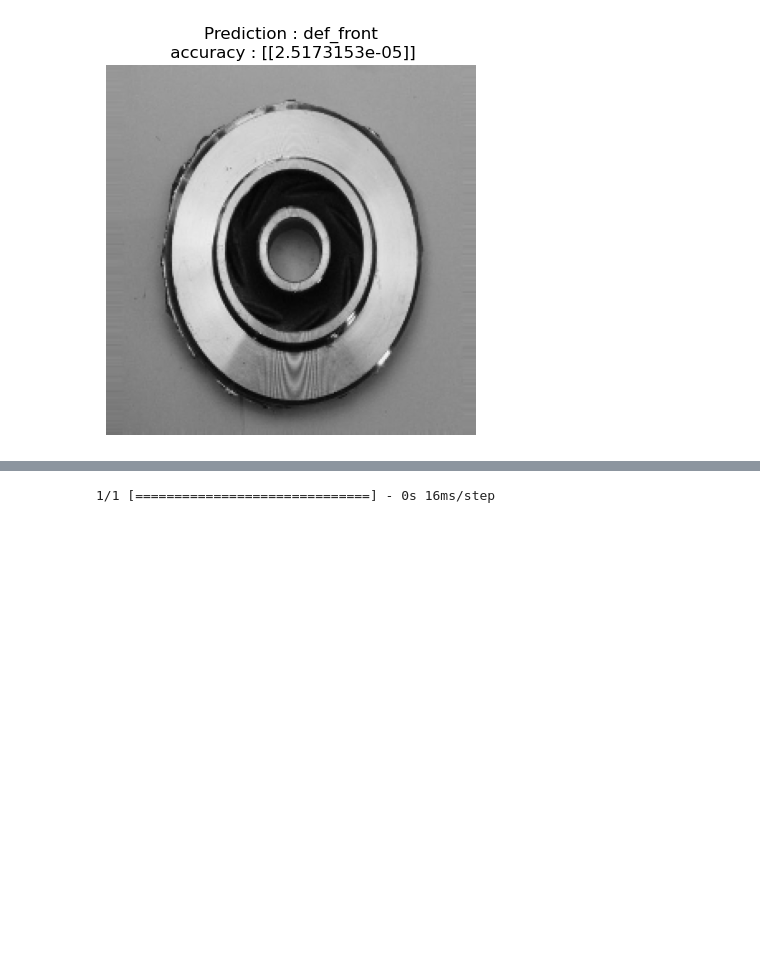
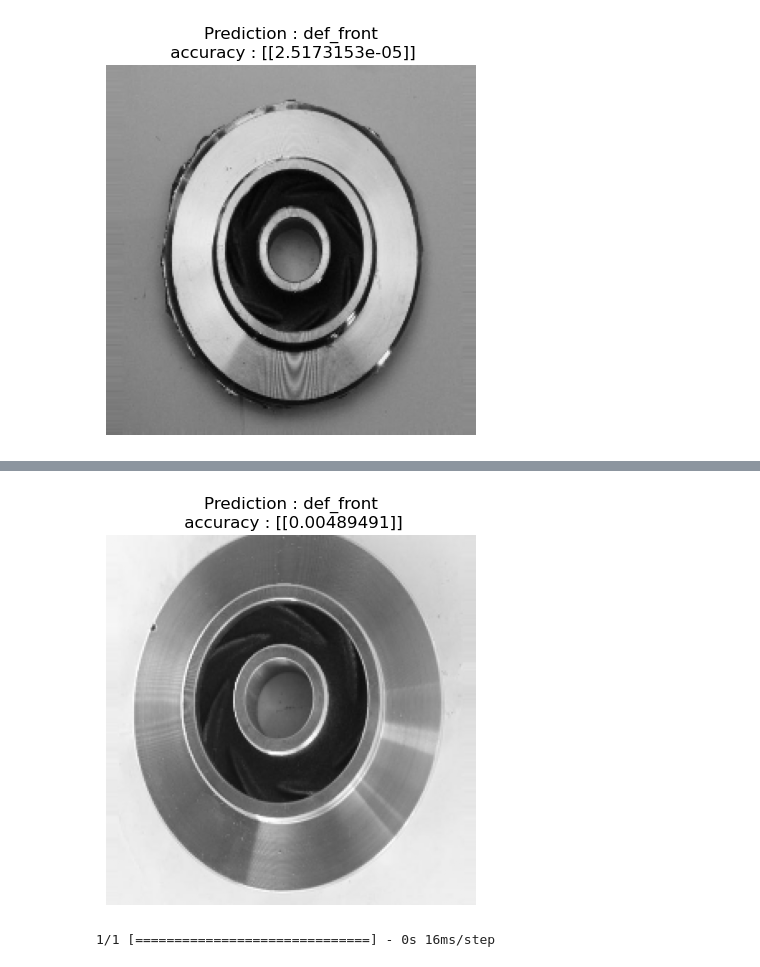
Before and after one commit to Rishu-N/TENSORFLOW, a Jupyter notebook: casting product image data for quality inspection.ipynb, the cells around one changed output, grey strips where cells are left out. Cells and saved outputs as stored; diff of their text form; code cells hidden in the pictures; blank space fills up the shorter version.

```diff
--- a/casting product image data for quality inspection.ipynb
+++ b/casting product image data for quality inspection.ipynb
@@ -617,0 +628,3 @@ pred_and_plot(model_3_1,"cast_ok_0_8208.jpeg")
+# %%
+pred_and_plot(model_3_1,"cast_def_0_9737.jpeg")
+# %% [output]
@@ -618,3 +632,4 @@ pred_and_plot(model_3_1,"cast_ok_0_8208.jpeg")
+[figure, added]
 # %%
 pred_and_plot(model_3_1,"cast_def_0_9854.jpeg")
 # wrong prediction because not enough training pictures similar to this
```
Also changed, not shown: parts of 7 cells of this notebook.
